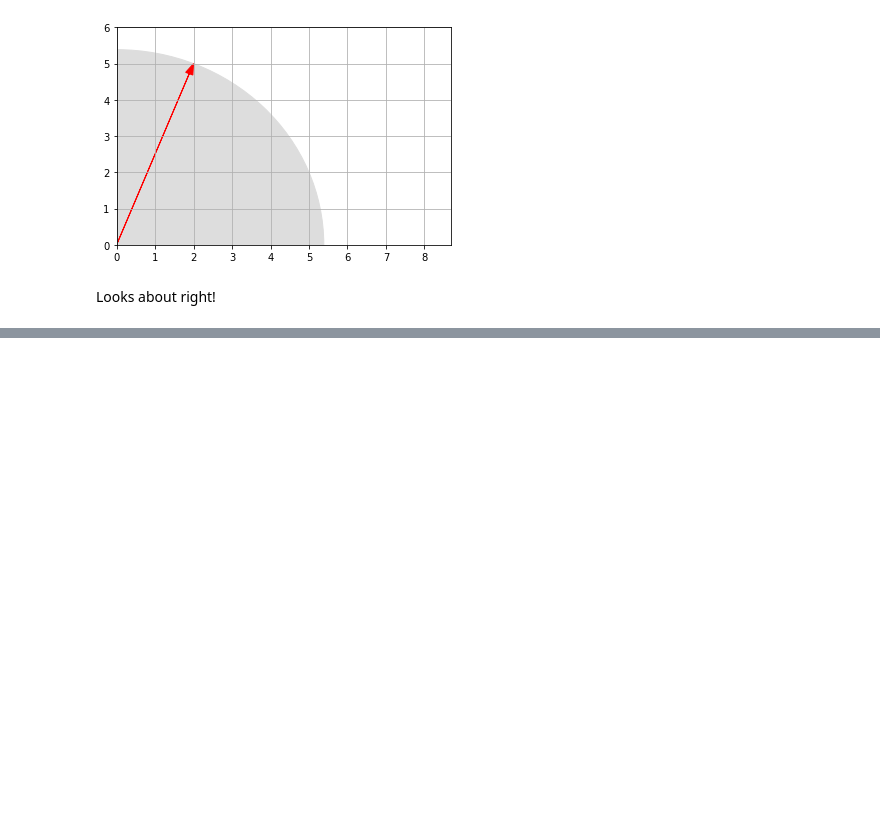
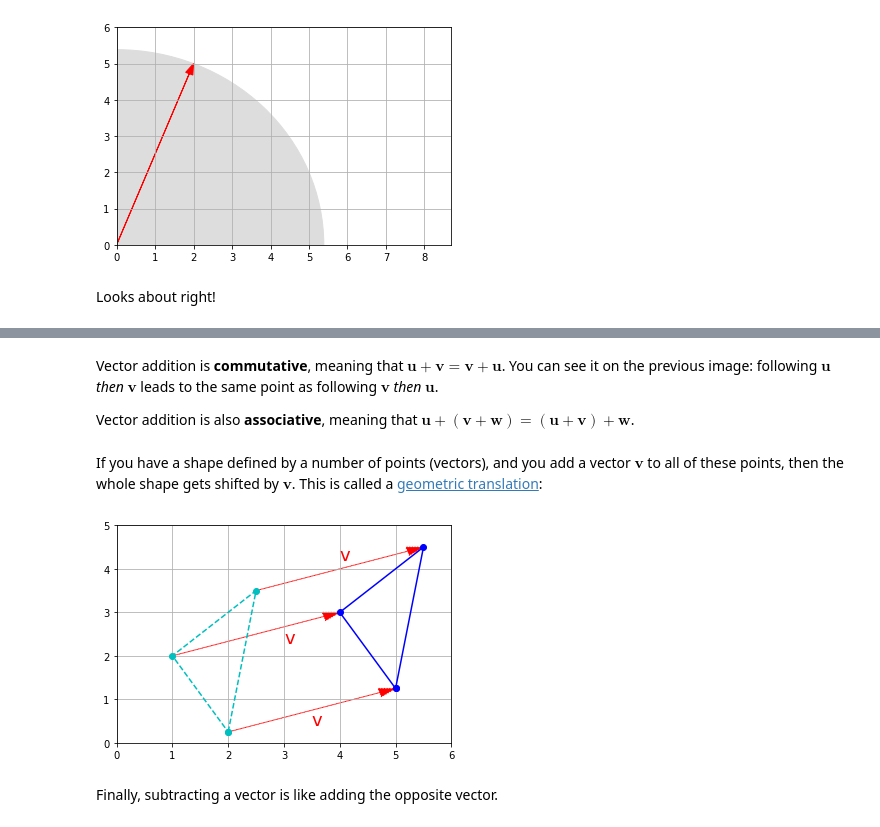
Before and after one commit to jackhwl/OpenCV, a Jupyter notebook: HandOn_MachineLearning/3/math_linear_algebra.ipynb, the cells around one changed output, grey strips where cells are left out. Cells and saved outputs as stored; diff of their text form; code cells hidden in the pictures; blank space fills up the shorter version.

```diff
--- a/HandOn_MachineLearning/3/math_linear_algebra.ipynb
+++ b/HandOn_MachineLearning/3/math_linear_algebra.ipynb
@@ -186,0 +218,36 @@ Looks about right!
+# %% [markdown]
+Vector addition is **commutative**, meaning that $\textbf{u} + \textbf{v} = \textbf{v} + \textbf{u}$. You can see it on the previous image: following $\textbf{u}$ *then* $\textbf{v}$ leads to the same point as following $\textbf{v}$ *then* $\textbf{u}$.
+
+Vector addition is also **associative**, meaning that $\textbf{u} + (\textbf{v} + \textbf{w}) = (\textbf{u} + \textbf{v}) + \textbf{w}$.
+# %% [markdown]
+If you have a shape defined by a number of points (vectors), and you add a vector $\textbf{v}$ to all of these points, then the whole shape gets shifted by $\textbf{v}$. This is called a [geometric translation](https://en.wikipedia.org/wiki/Translation_%28geometry%29):
+# %%
+t1 = np.array([2, 0.25])
+t2 = np.array([2.5, 3.5])
+t3 = np.array([1, 2])
+
+x_coords, y_coords = zip(t1, t2, t3, t1)
+plt.plot(x_coords, y_coords, "c--", x_coords, y_coords, "co")
+
+plot_vector2d(v, t1, color="r", linestyle=":")
+plot_vector2d(v, t2, color="r", linestyle=":")
+plot_vector2d(v, t3, color="r", linestyle=":")
+
+t1b = t1 + v
+t2b = t2 + v
+t3b = t3 + v
+
+x_coords_b, y_coords_b = zip(t1b, t2b, t3b, t1b)
+plt.plot(x_coords_b, y_coords_b, "b-", x_coords_b, y_coords_b, "bo")
+
+plt.text(4, 4.2, "v", color="r", fontsize=18)
+plt.text(3, 2.3, "v", color="r", fontsize=18)
+plt.text(3.5, 0.4, "v", color="r", fontsize=18)
+
+plt.axis([0, 6, 0, 5])
+plt.grid()
+plt.show()
+# %% [output]
+[figure, added]
+# %% [markdown]
+Finally, subtracting a vector is like adding the opposite vector.
```
Also changed, not shown: parts of 4 cells of this notebook.
